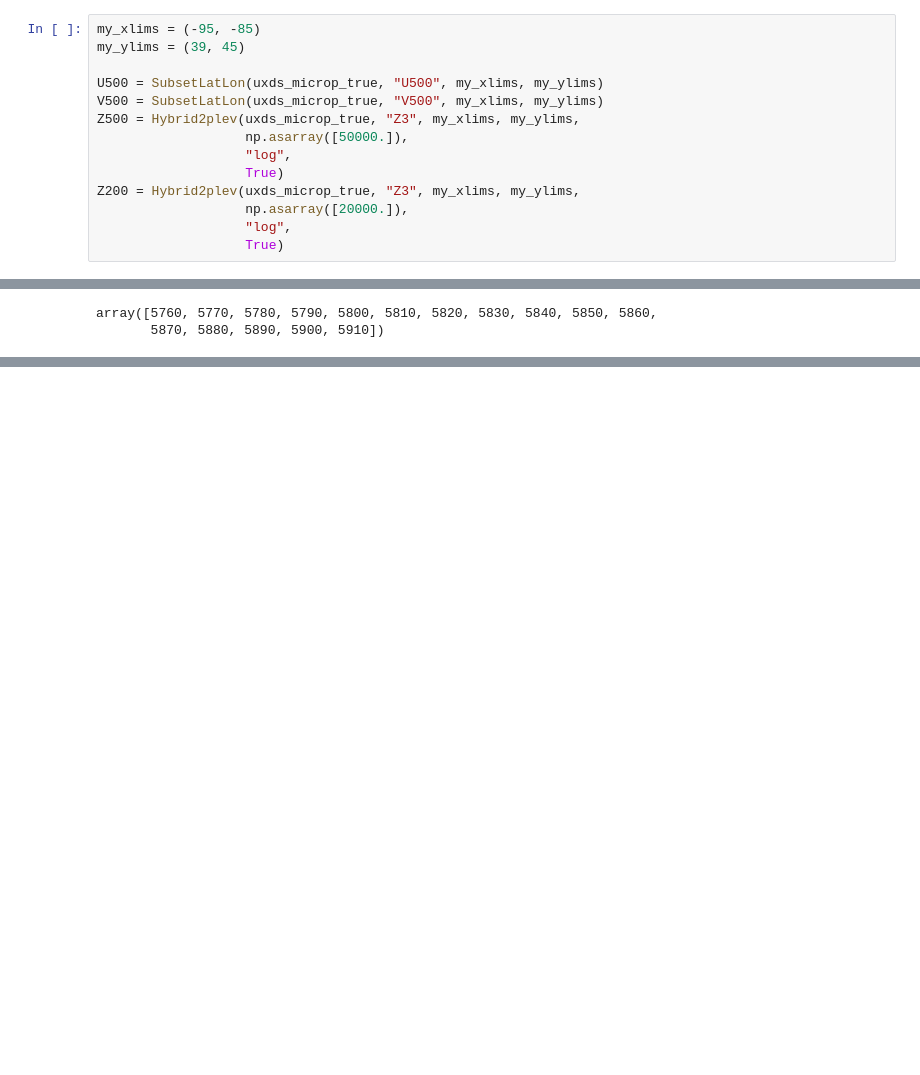
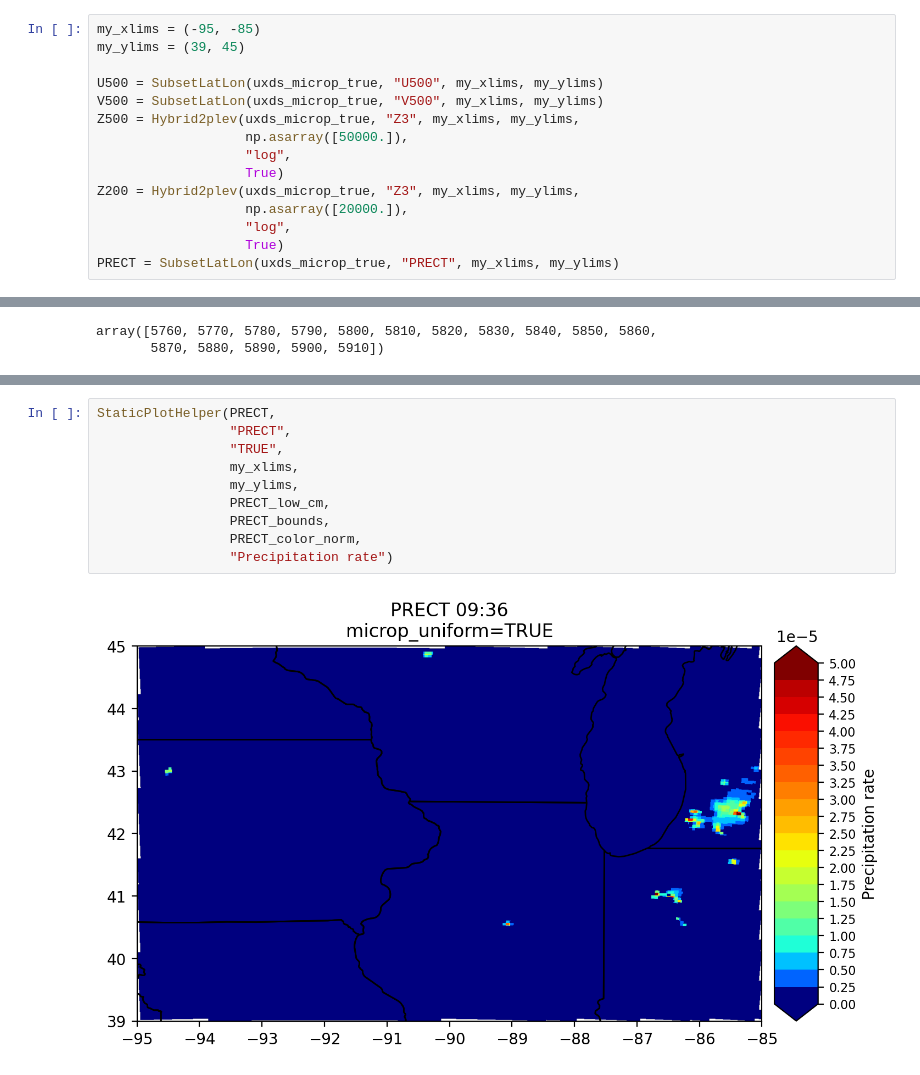
Before and after one commit to nick4cone/Analysis, a Jupyter notebook: PlottingFuncs/example_plots.ipynb, the cells around one changed output, grey strips where cells are left out. Drawn from its saved outputs; the diff is of its cells as text; blank space fills up the shorter version.

```diff
--- a/PlottingFuncs/example_plots.ipynb
+++ b/PlottingFuncs/example_plots.ipynb
@@ -35,3 +42,4 @@ Z200 = Hybrid2plev(uxds_microp_true, "Z3", my_xlims, my_ylims,
                    np.asarray([20000.]),
                    "log",
                    True)
+PRECT = SubsetLatLon(uxds_microp_true, "PRECT", my_xlims, my_ylims)
@@ -49,0 +183,12 @@ Z500_color_norm, Z500_lin_cm, _, _ = ListedCMAP_Wrapper(Z500_bounds, 'jet')
+# %%
+StaticPlotHelper(PRECT,
+                 "PRECT",
+                 "TRUE",
+                 my_xlims,
+                 my_ylims,
+                 PRECT_low_cm,
+                 PRECT_bounds,
+                 PRECT_color_norm,
+                 "Precipitation rate")
+# %% [output]
+[figure, added]
```
Also changed, not shown: parts of 17 cells of this notebook, 1 other file.
